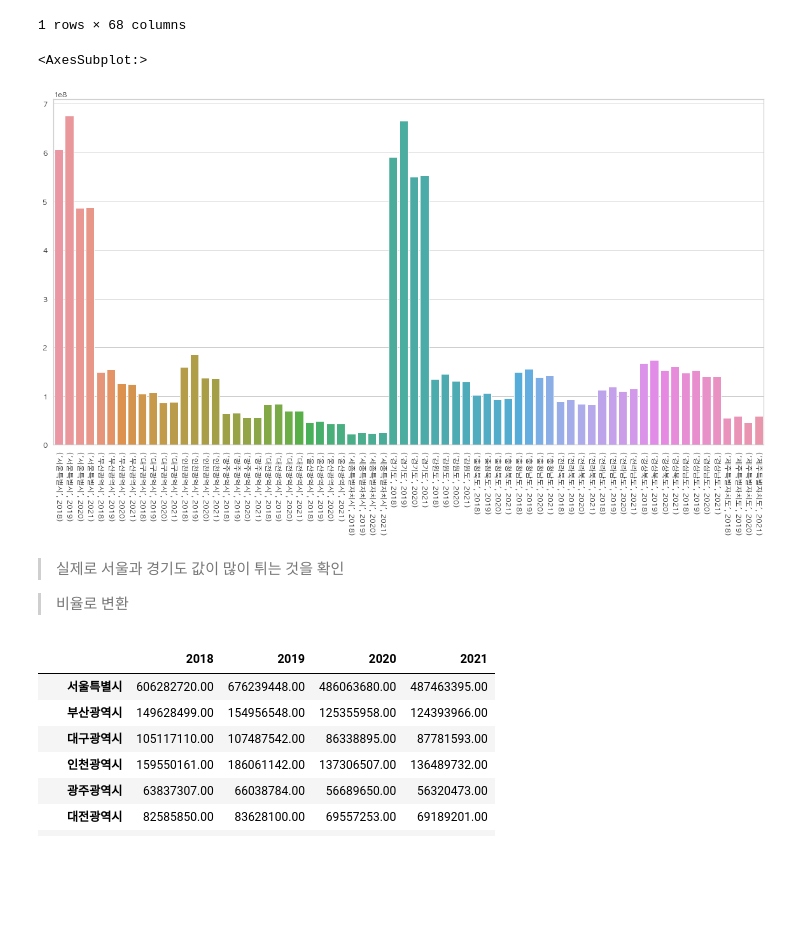
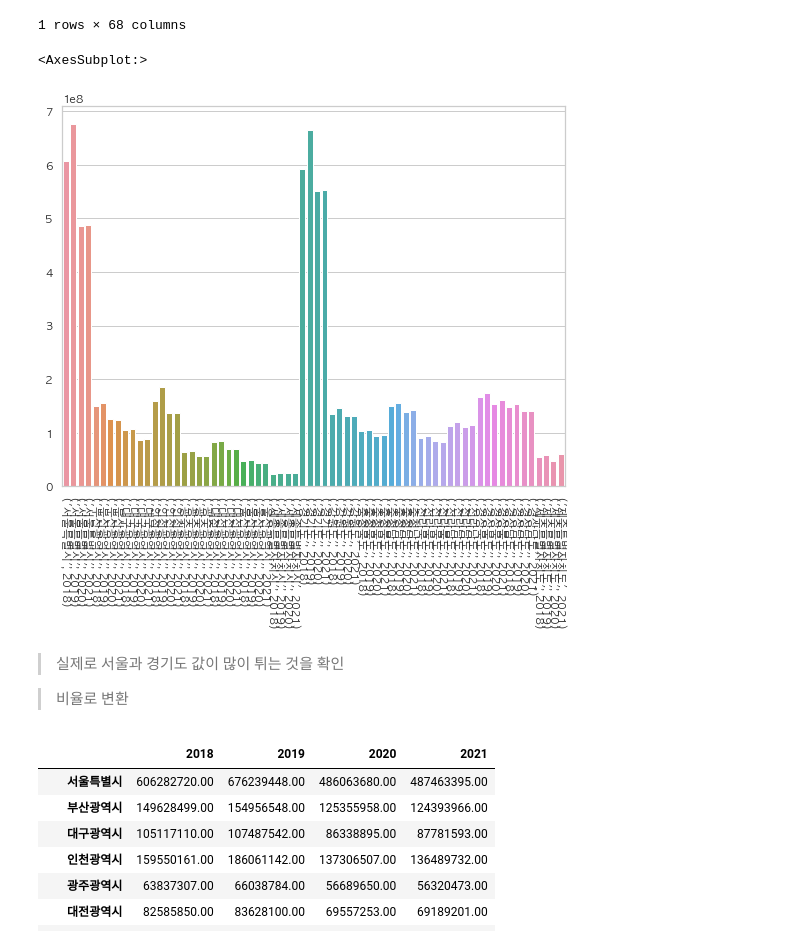
Before and after one commit to whatsasolo/PTJ_EDA, a Jupyter notebook: PTJ_EDA.ipynb, the cells around one changed output. Drawn from its saved outputs; the diff is of its cells as text; code cells hidden in the pictures; blank space fills up the shorter version.

```diff
--- a/PTJ_EDA.ipynb
+++ b/PTJ_EDA.ipynb
@@ -32,6 +32,9 @@ pd.options.display.float_format = '{:.2f}'.format
 # %%
 # 한글 표현
 plt.rcParams['font.family'] = 'AppleGothic'
+# %%
+# 마이너스 부호 깨짐 방지
+plt.rcParams['axes.unicode_minus'] = False
 # %% [markdown]
 # 데이터 세부내용
 ---
@@ -442,17 +445,17 @@ test2
 1 rows × 68 columns
 # %%
 plt.rcParams['font.family'] = 'AppleGothic'
-plt.figure(figsize=(20,10))
+plt.figure(figsize=(9,7))
 plt.xticks(rotation = -90)
 sns.set_theme(style='whitegrid')
 sns.barplot(data = test2)
 # %% [output]
 <AxesSubplot:>
-[figure, old version]
+[figure, new version]
-# %% [markdown]
-> 실제로 서울과 경기도 값이 많이 튀는 것을 확인
-
-> 비율로 변환
+# %% [markdown]
+> 실제로 서울과 경기도 값이 많이 튀는 것을 확인
+
+> 비율로 변환
 # %%
 df_total_visit
 # %% [output]
```
Also changed, not shown: parts of 80 cells of this notebook.
